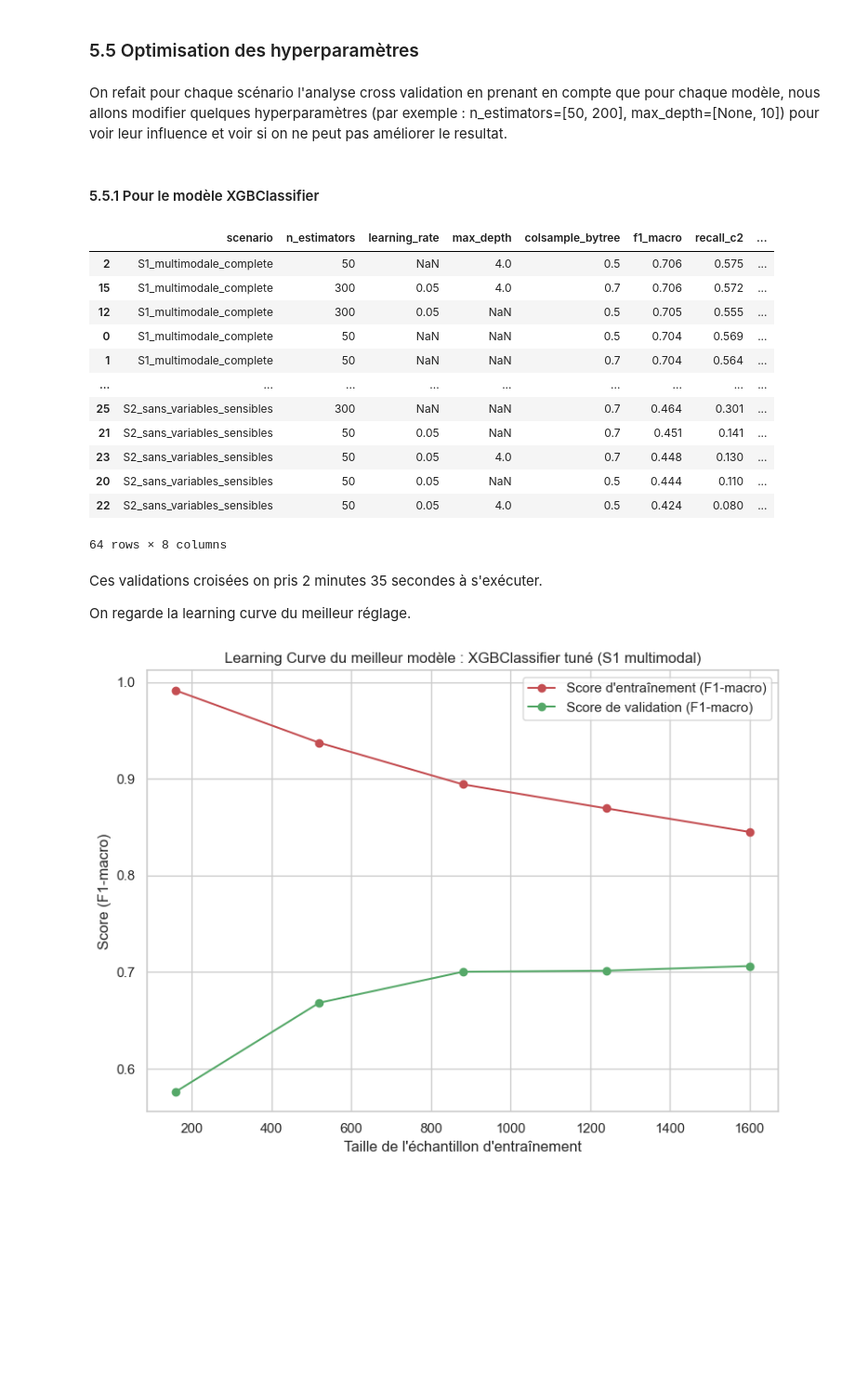
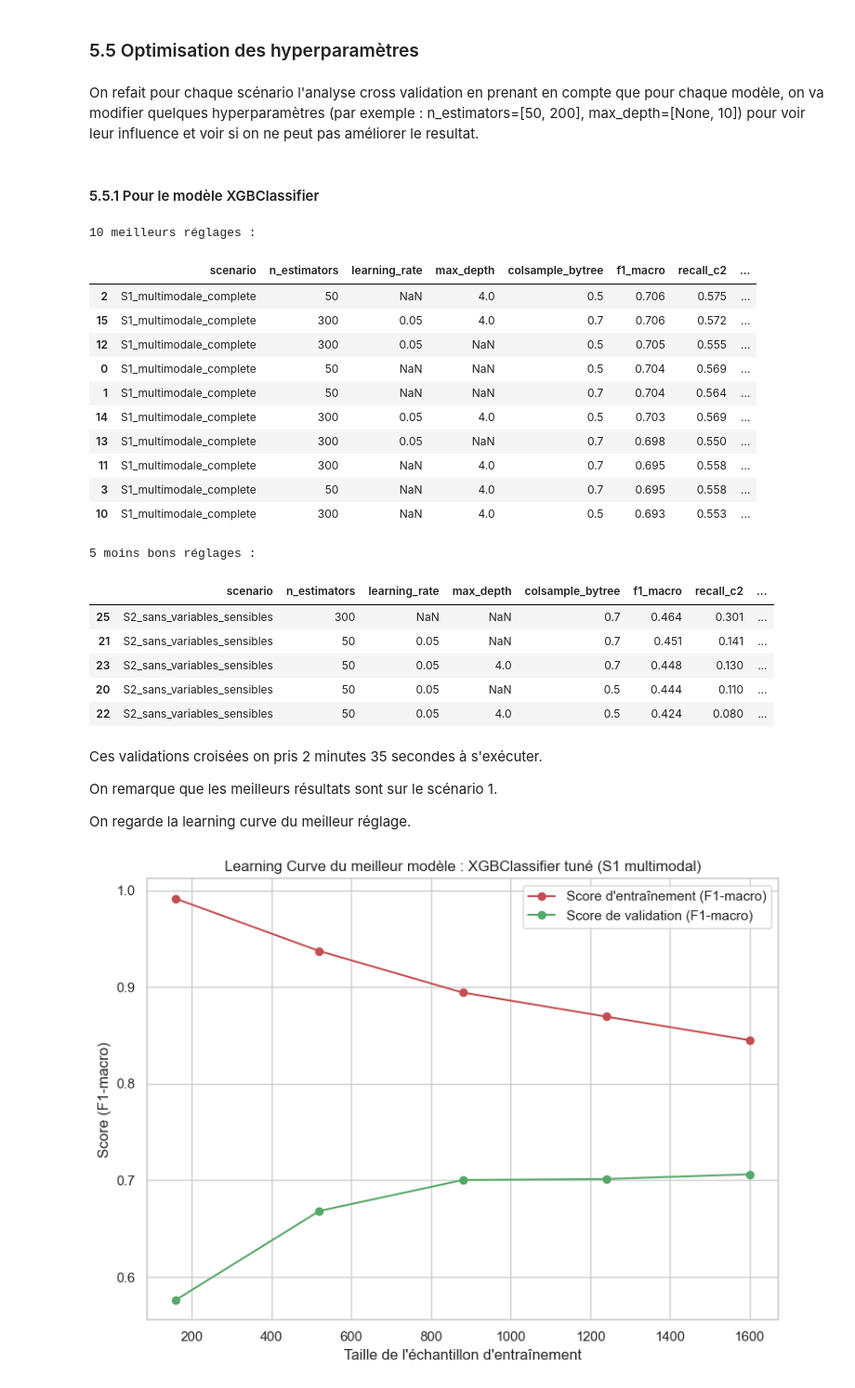
Before and after one commit to rbatos/Cas_usage_certif, a Jupyter notebook: notebooks/matrice-notebook-romain.ipynb, the cells around one changed output. Shown at 93% size. Cells and saved outputs as stored; diff of their text form; code cells hidden in the pictures; blank space fills up the shorter version.

```diff
--- a/notebooks/matrice-notebook-romain.ipynb
+++ b/notebooks/matrice-notebook-romain.ipynb
@@ -784,7 +822,7 @@ cat_pipe = Pipeline(steps=[
 # 4. Sous-pipeline textuel (TF-IDF) => vectorisation du texte
 text_pipe = Pipeline(steps=[
     ("imputer", SimpleImputer(strategy="constant", fill_value="")),        # Remplace les valeurs manquantes par une chaîne vide
-    ("to_1d", FunctionTransformer(lambda x: x.ravel(), validate=False)),   # Transforme le tableau 2D en 1D pour TfidfVectorizer
+    ("to_1d", FunctionTransformer(np.ravel, validate=False)),   # Transforme le tableau 2D en 1D pour TfidfVectorizer
     ("tfidf", TfidfVectorizer(min_df=2, ngram_range=(1,2)))                # Vectorisation TF-IDF avec n-grammes (1,2)
 ])
 
@@ -1204,7 +1248,7 @@ Résultats de la validation croisée (triés par F1-macro décroissant) :
 # %% [markdown]
 ### 5.5 Optimisation des hyperparamètres
 # %% [markdown]
-On refait pour chaque scénario l'analyse cross validation en prenant en compte que pour chaque modèle, nous allons modifier quelques hyperparamètres (par exemple : n_estimators=[50, 200], max_depth=[None, 10]) pour voir leur influence et voir si on ne peut pas améliorer le resultat.
+On refait pour chaque scénario l'analyse cross validation en prenant en compte que pour chaque modèle, on va modifier quelques hyperparamètres (par exemple : n_estimators=[50, 200], max_depth=[None, 10]) pour voir leur influence et voir si on ne peut pas améliorer le resultat.
 # %% [markdown]
 #### 5.5.1 Pour le modèle XGBClassifier
 # %%
@@ -1232,44 +1276,56 @@ for scenario_name in scenarios.keys():
                             "f1_macro": "f1_macro",
                             "recall_c2": make_scorer(recall_class_2),
                             "precision_c2": make_scorer(precision_class_2),
                             "f1_c2": make_scorer(f1_class_2),
                             "critical_2_to_0": make_scorer(critical_error_2_to_0, greater_is_better=False),
                             "neg_log_loss": "neg_log_loss",
                         },
                         error_score="raise",
                         n_jobs=1
                     )
                     lignes.append({
                         "scenario": scenario_name,
                         "n_estimators": w,
                         "learning_rate": x,
                         "max_depth": y,
                         "colsample_bytree": z,
                         "f1_macro": round(scores['test_f1_macro'].mean(), 3),
                         "recall_c2": round(scores['test_recall_c2'].mean(), 3),
                         "critical_2_to_0": round(-scores['test_critical_2_to_0'].mean(), 3)
                     })
 
 resultats_cv_xgbc = pd.DataFrame(lignes).sort_values(["f1_macro", "critical_2_to_0"], ascending=[False, False])
 
-display(resultats_cv_xgbc)
+print("10 meilleurs réglages :")
+display(resultats_cv_xgbc.head(10))
+
+print("5 moins bons réglages :")
+display(resultats_cv_xgbc.tail(5))
 # %% [output]
+10 meilleurs réglages :
 |  | scenario | n_estimators | learning_rate | max_depth | colsample_bytree | f1_macro | recall_c2 | ... |
 | 2 | S1_multimodale_complete | 50 | NaN | 4.0 | 0.5 | 0.706 | 0.575 | ... |
 | 15 | S1_multimodale_complete | 300 | 0.05 | 4.0 | 0.7 | 0.706 | 0.572 | ... |
 | 12 | S1_multimodale_complete | 300 | 0.05 | NaN | 0.5 | 0.705 | 0.555 | ... |
 | 0 | S1_multimodale_complete | 50 | NaN | NaN | 0.5 | 0.704 | 0.569 | ... |
 | 1 | S1_multimodale_complete | 50 | NaN | NaN | 0.7 | 0.704 | 0.564 | ... |
-| ... | ... | ... | ... | ... | ... | ... | ... | ... |
-| 25 | S2_sans_variables_sensibles | 300 | NaN | NaN | 0.7 | 0.464 | 0.301 | ... |
-| 21 | S2_sans_variables_sensibles | 50 | 0.05 | NaN | 0.7 | 0.451 | 0.141 | ... |
-| 23 | S2_sans_variables_sensibles | 50 | 0.05 | 4.0 | 0.7 | 0.448 | 0.130 | ... |
-| 20 | S2_sans_variables_sensibles | 50 | 0.05 | NaN | 0.5 | 0.444 | 0.110 | ... |
-| 22 | S2_sans_variables_sensibles | 50 | 0.05 | 4.0 | 0.5 | 0.424 | 0.080 | ... |
+| 14 | S1_multimodale_complete | 300 | 0.05 | 4.0 | 0.5 | 0.703 | 0.569 | ... |
+| 13 | S1_multimodale_complete | 300 | 0.05 | NaN | 0.7 | 0.698 | 0.550 | ... |
+| 11 | S1_multimodale_complete | 300 | NaN | 4.0 | 0.7 | 0.695 | 0.558 | ... |
+| 3 | S1_multimodale_complete | 50 | NaN | 4.0 | 0.7 | 0.695 | 0.558 | ... |
+| 10 | S1_multimodale_complete | 300 | NaN | 4.0 | 0.5 | 0.693 | 0.553 | ... |
-64 rows × 8 columns
+5 moins bons réglages :
+|  | scenario | n_estimators | learning_rate | max_depth | colsample_bytree | f1_macro | recall_c2 | ... |
+| 25 | S2_sans_variables_sensibles | 300 | NaN | NaN | 0.7 | 0.464 | 0.301 | ... |
+| 21 | S2_sans_variables_sensibles | 50 | 0.05 | NaN | 0.7 | 0.451 | 0.141 | ... |
+| 23 | S2_sans_variables_sensibles | 50 | 0.05 | 4.0 | 0.7 | 0.448 | 0.130 | ... |
+| 20 | S2_sans_variables_sensibles | 50 | 0.05 | NaN | 0.5 | 0.444 | 0.110 | ... |
+| 22 | S2_sans_variables_sensibles | 50 | 0.05 | 4.0 | 0.5 | 0.424 | 0.080 | ... |
 # %% [markdown]
 Ces validations croisées on pris 2 minutes 35 secondes à s'exécuter.
 
+On remarque que les meilleurs résultats sont sur le scénario 1.
+
 On regarde la learning curve du meilleur réglage.
 # %%
 # Learning curve du meilleur réglage
```
Also changed, not shown: parts of 49 cells of this notebook, 7 other files.
